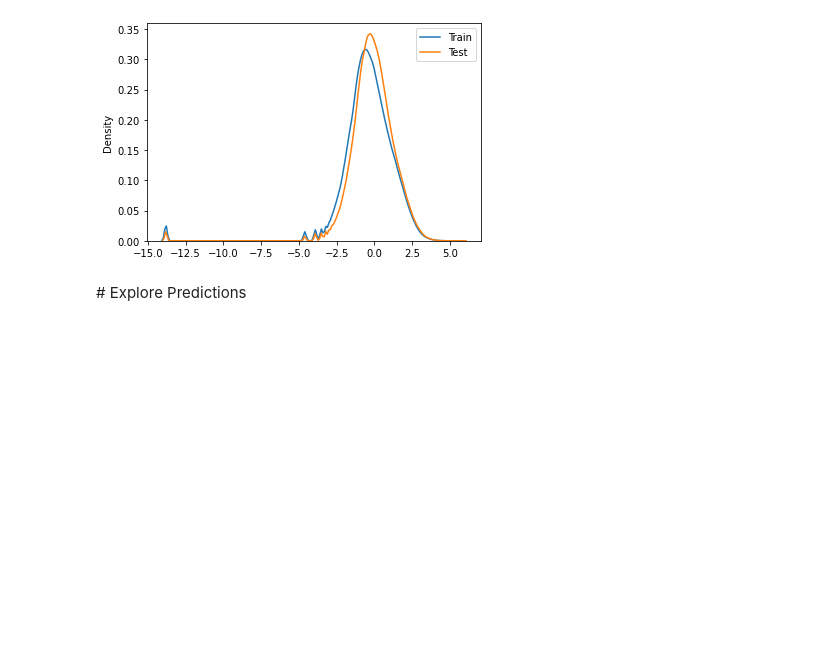
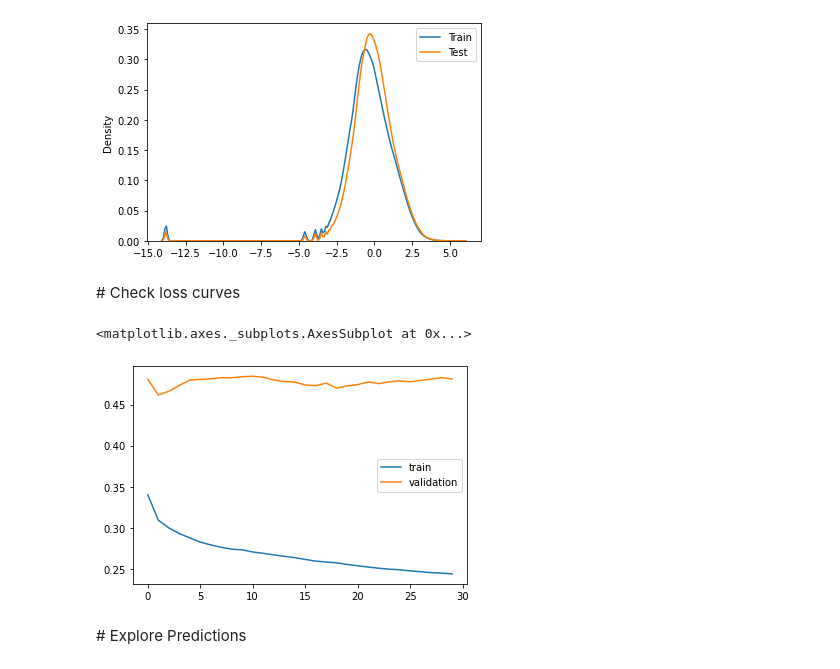
Before and after one commit to tommylees112/spatio_temporal, a Jupyter notebook: notebooks/runoff_evaluate.ipynb, the cells around one changed output. Drawn from its saved outputs; the diff is of its cells as text; code cells hidden in the pictures; blank space fills up the shorter version.

```diff
--- a/notebooks/runoff_evaluate.ipynb
+++ b/notebooks/runoff_evaluate.ipynb
@@ -101,6 +101,17 @@ plt.legend()
 # %% [output]
 <matplotlib.legend.Legend at 0x...>
 [figure]
+# %% [markdown]
+# Check loss curves
+# %%
+assert (cfg.run_dir / "losses.csv").exists(), f"{list((cfg.run_dir).iterdir())}"
+
+losses = pd.read_csv(cfg.run_dir / "losses.csv", index_col=0)
+
+losses.plot()
+# %% [output]
+<matplotlib.axes._subplots.AxesSubplot at 0x...>
+[figure, added]
 # %% [markdown]
 # Explore Predictions
 # %%
```
Also changed, not shown: 6 other files.
